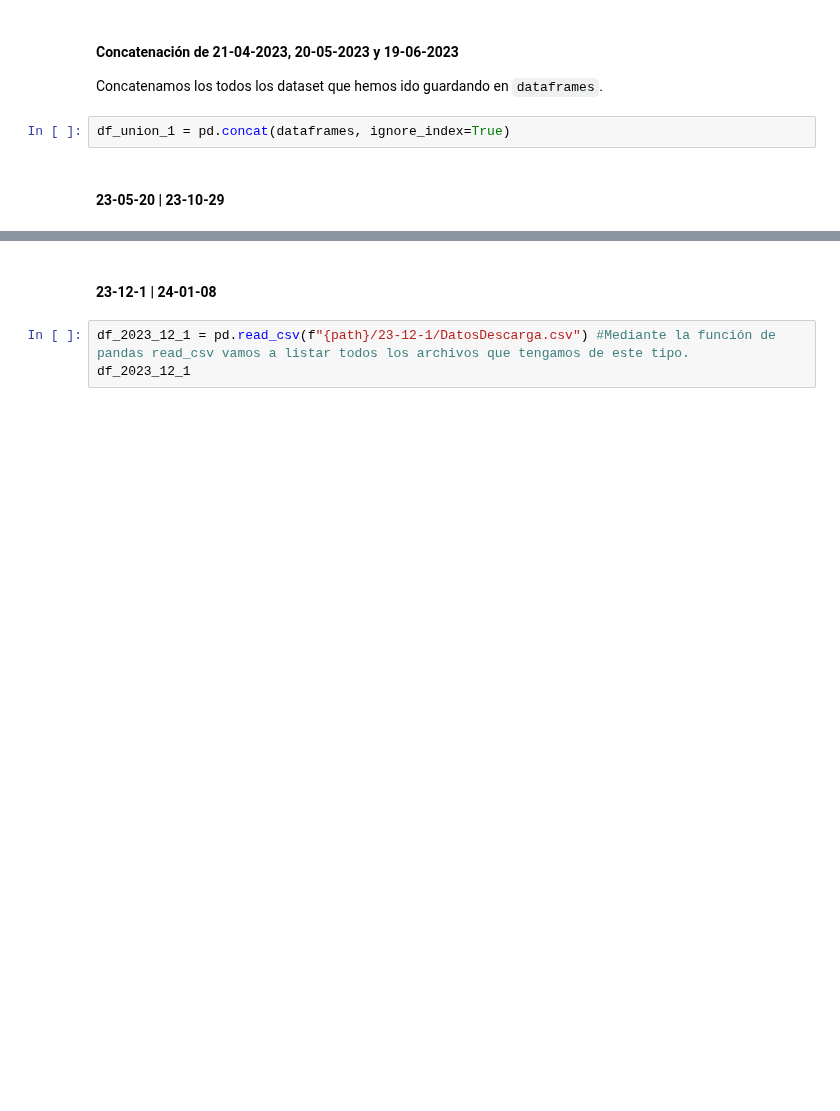
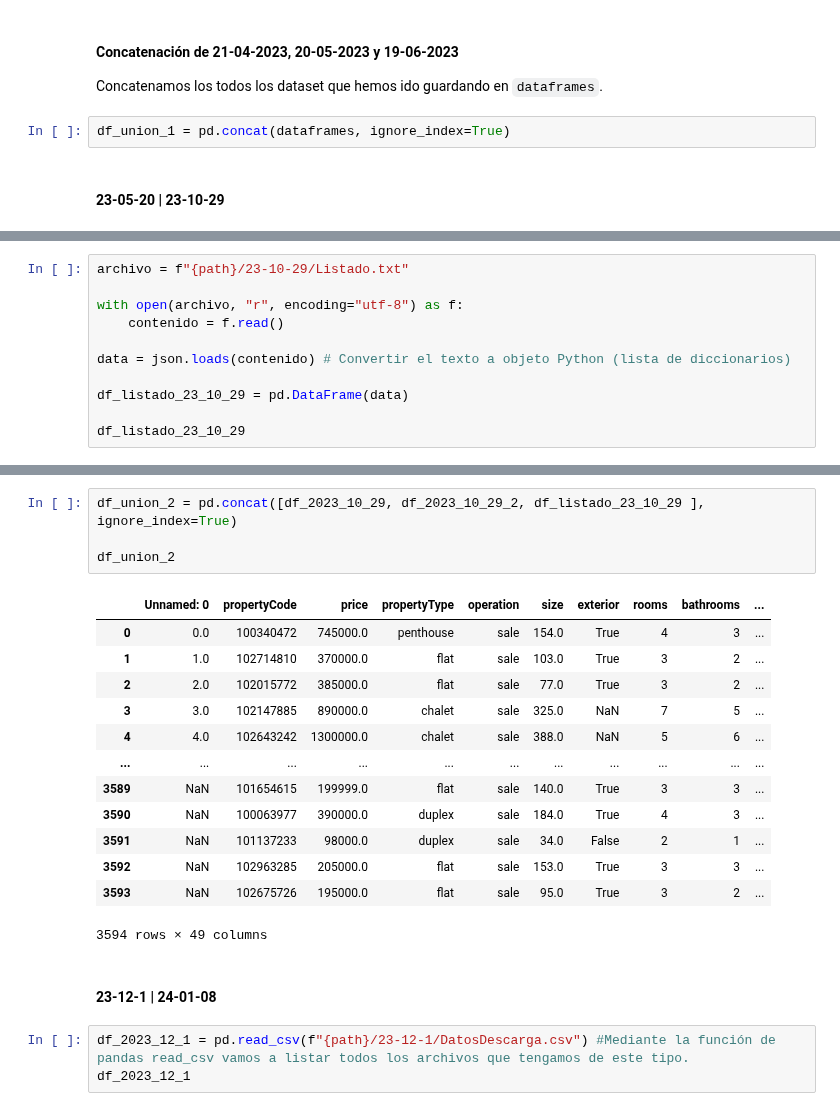
Before and after one commit to asgr29/EDA_Inmuebles_Idealista, a Jupyter notebook: src/notebooks/notebook-eda.ipynb, the cells around one changed output, grey strips where cells are left out. Drawn from its saved outputs; the diff is of its cells as text; blank space fills up the shorter version.

```diff
--- a/src/notebooks/notebook-eda.ipynb
+++ b/src/notebooks/notebook-eda.ipynb
@@ -583,0 +618,11 @@ df_union_1 = pd.concat(dataframes, ignore_index=True)
+# %%
+archivo = f"{path}/23-10-29/Listado.txt"
+
+with open(archivo, "r", encoding="utf-8") as f:
+    contenido = f.read()
+
+data = json.loads(contenido) # Convertir el texto a objeto Python (lista de diccionarios)
+
+df_listado_23_10_29 = pd.DataFrame(data)
+
+df_listado_23_10_29
@@ -584,3 +643,21 @@ df_union_1 = pd.concat(dataframes, ignore_index=True)
+# %%
+df_union_2 = pd.concat([df_2023_10_29, df_2023_10_29_2, df_listado_23_10_29 ], ignore_index=True)
+
+df_union_2
+# %% [output]
+|  | Unnamed: 0 | propertyCode | price | propertyType | operation | size | exterior | rooms | bathrooms | ... |
+| 0 | 0.0 | 100340472 | 745000.0 | penthouse | sale | 154.0 | True | 4 | 3 | ... |
+| 1 | 1.0 | 102714810 | 370000.0 | flat | sale | 103.0 | True | 3 | 2 | ... |
+| 2 | 2.0 | 102015772 | 385000.0 | flat | sale | 77.0 | True | 3 | 2 | ... |
+| 3 | 3.0 | 102147885 | 890000.0 | chalet | sale | 325.0 | NaN | 7 | 5 | ... |
+| 4 | 4.0 | 102643242 | 1300000.0 | chalet | sale | 388.0 | NaN | 5 | 6 | ... |
+| ... | ... | ... | ... | ... | ... | ... | ... | ... | ... | ... |
+| 3589 | NaN | 101654615 | 199999.0 | flat | sale | 140.0 | True | 3 | 3 | ... |
+| 3590 | NaN | 100063977 | 390000.0 | duplex | sale | 184.0 | True | 4 | 3 | ... |
+| 3591 | NaN | 101137233 | 98000.0 | duplex | sale | 34.0 | False | 2 | 1 | ... |
+| 3592 | NaN | 102963285 | 205000.0 | flat | sale | 153.0 | True | 3 | 3 | ... |
+| 3593 | NaN | 102675726 | 195000.0 | flat | sale | 95.0 | True | 3 | 2 | ... |
+3594 rows × 49 columns
 # %% [markdown]
 #### 23-12-1 | 24-01-08
 # %%
```
Also changed, not shown: parts of 29 cells of this notebook.
